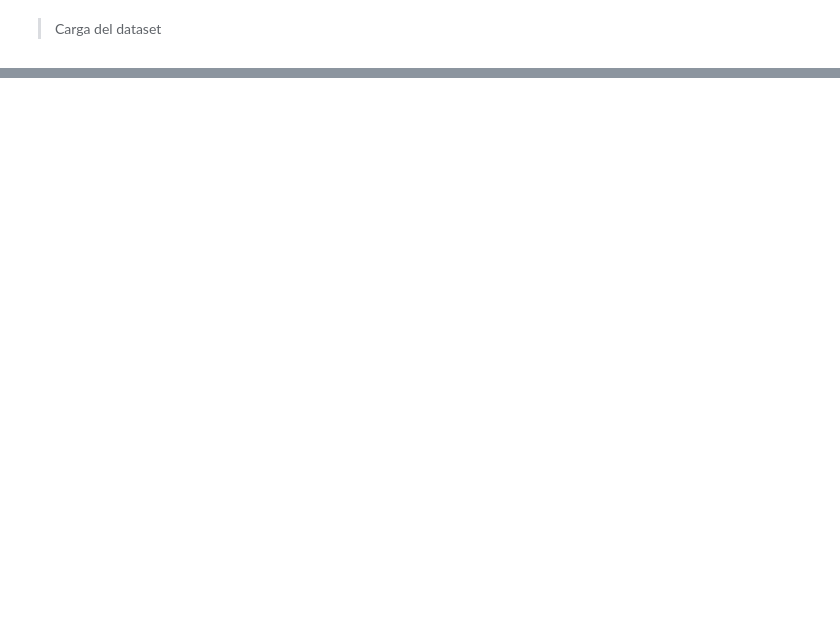
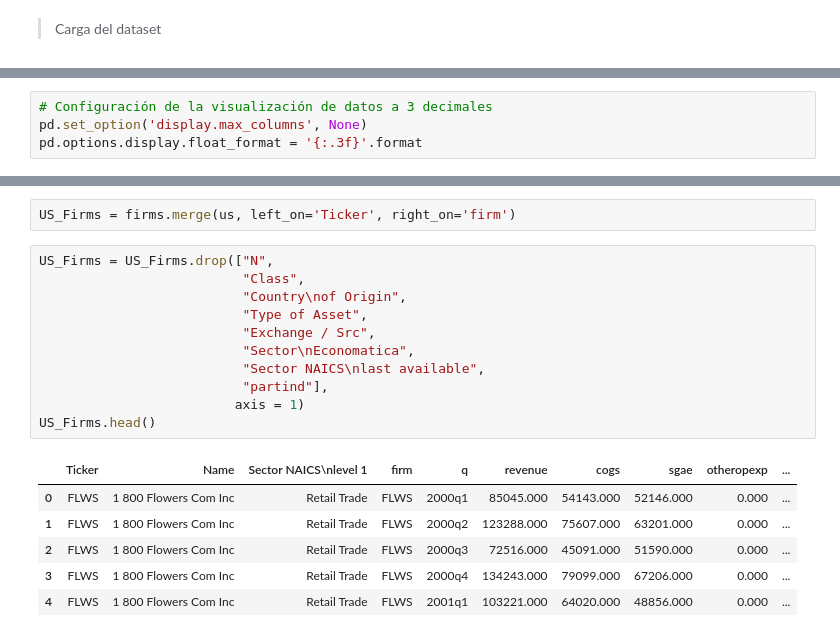
Before and after one commit to AnHrt/StatisticsII, a Jupyter notebook: Evidence1/A01369984_Entregable1.ipynb, the cells around one changed output, grey strips where cells are left out. Saved outputs shown, nothing was run; the diff lists cells and outputs as text; blank space fills up the shorter version.

```diff
--- a/Evidence1/A01369984_Entregable1.ipynb
+++ b/Evidence1/A01369984_Entregable1.ipynb
@@ -26,0 +56,4 @@ from statsmodels.tsa.stattools import adfuller
+# %%
+# Configuración de la visualización de datos a 3 decimales
+pd.set_option('display.max_columns', None)
+pd.options.display.float_format = '{:.3f}'.format
@@ -26,0 +84,20 @@ from statsmodels.tsa.stattools import adfuller
+# %%
+US_Firms = firms.merge(us, left_on='Ticker', right_on='firm')
+# %%
+US_Firms = US_Firms.drop(["N",
+                          "Class",
+                          "Country\nof Origin",
+                          "Type of Asset",
+                          "Exchange / Src",
+                          "Sector\nEconomatica",
+                          "Sector NAICS\nlast available",
+                          "partind"],
+                         axis = 1)
+US_Firms.head()
+# %% [output]
+|  | Ticker | Name | Sector NAICS\nlevel 1 | firm | q | revenue | cogs | sgae | otheropexp | ... |
+| 0 | FLWS | 1 800 Flowers Com Inc | Retail Trade | FLWS | 2000q1 | 85045.000 | 54143.000 | 52146.000 | 0.000 | ... |
+| 1 | FLWS | 1 800 Flowers Com Inc | Retail Trade | FLWS | 2000q2 | 123288.000 | 75607.000 | 63201.000 | 0.000 | ... |
+| 2 | FLWS | 1 800 Flowers Com Inc | Retail Trade | FLWS | 2000q3 | 72516.000 | 45091.000 | 51590.000 | 0.000 | ... |
+| 3 | FLWS | 1 800 Flowers Com Inc | Retail Trade | FLWS | 2000q4 | 134243.000 | 79099.000 | 67206.000 | 0.000 | ... |
+| 4 | FLWS | 1 800 Flowers Com Inc | Retail Trade | FLWS | 2001q1 | 103221.000 | 64020.000 | 48856.000 | 0.000 | ... |
```
Also changed, not shown: parts of 6 cells of this notebook.
